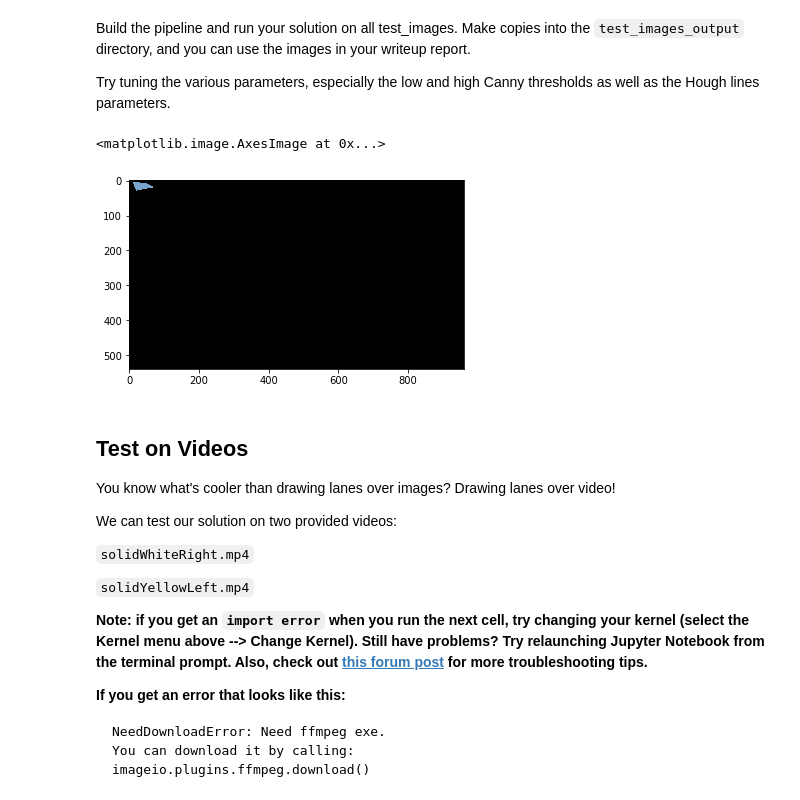
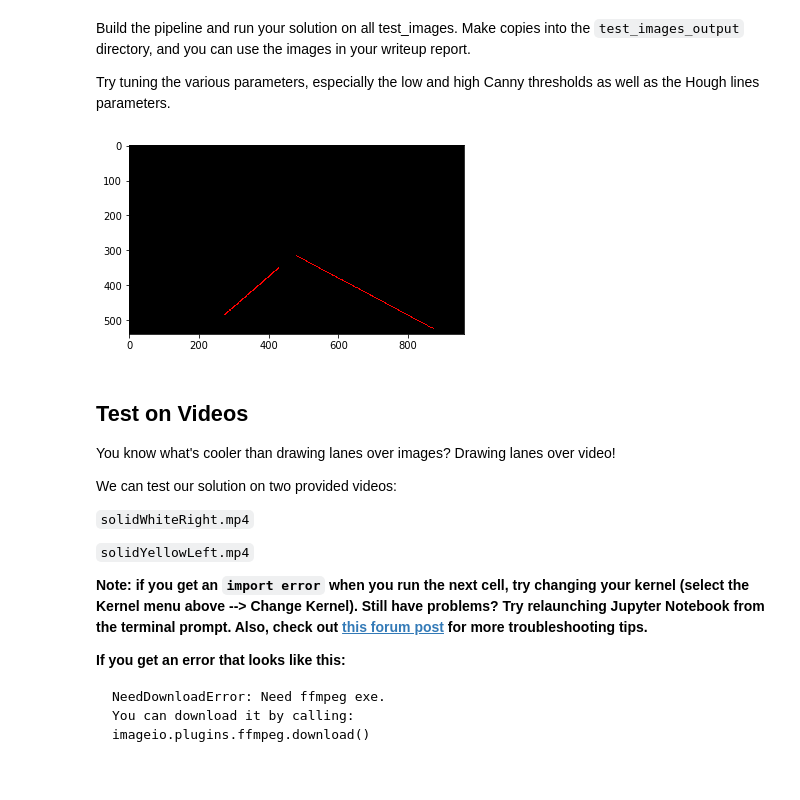
Before and after one commit to odats/CarND-LaneLines-P1, a Jupyter notebook: P1.ipynb, the cells around one changed output. Cells and saved outputs as stored; diff of their text form; code cells hidden in the pictures.

```diff
--- a/P1.ipynb
+++ b/P1.ipynb
@@ -192,16 +237,37 @@ os.listdir("test_images/")
 Build the pipeline and run your solution on all test_images. Make copies into the `test_images_output` directory, and you can use the images in your writeup report.
 
 Try tuning the various parameters, especially the low and high Canny thresholds as well as the Hough lines parameters.
-# %%
-# TODO: Build your pipeline that will draw lane lines on the test_images
-# then save them to the test_images directory.
-
-pts = np.array([[10,5],[20,30],[70,20],[50,10]], np.int32)
-image_vieved = region_of_interest(image, [pts])
-plt.imshow(image_vieved)
-# %% [output]
-<matplotlib.image.AxesImage at 0x...>
-[figure, removed]
+# %%
+# TODO: Build your pipeline that will draw lane lines on the test_images
+# then save them to the test_images directory.
+
+def pipeline_vision(image):
+    grayscale_img = grayscale(image)
+    #plt.imshow(grayscale_img)
+
+    gaussian_blur_img = gaussian_blur(grayscale_img, 7)
+    # plt.imshow(gaussian_blur_img)
+
+    canny_img = canny(gaussian_blur_img, 20, 50)
+    #plt.imshow(canny_img)
+
+    imshape = image.shape
+    vertices = np.array([[(0,imshape[0]),(490, 310), (490, 310), (imshape[1],imshape[0])]], dtype=np.int32)
+    region_img = region_of_interest(canny_img, vertices)
+
+    hough_lines_img = hough_lines(region_img, 2, 1, 20, 50, 50)
+    plt.imshow(hough_lines_img)
+
+    result = weighted_img(hough_lines_img, image)
+
+    return result
+
+image = mpimg.imread('test_images/whiteCarLaneSwitch.jpg')
+result = pipeline_vision(image)
+
+#plt.imshow(result)
+# %% [output]
+[figure, added]
 # %% [markdown]
 ## Test on Videos
 
```
Also changed, not shown: parts of 8 cells of this notebook, 9 other files.
